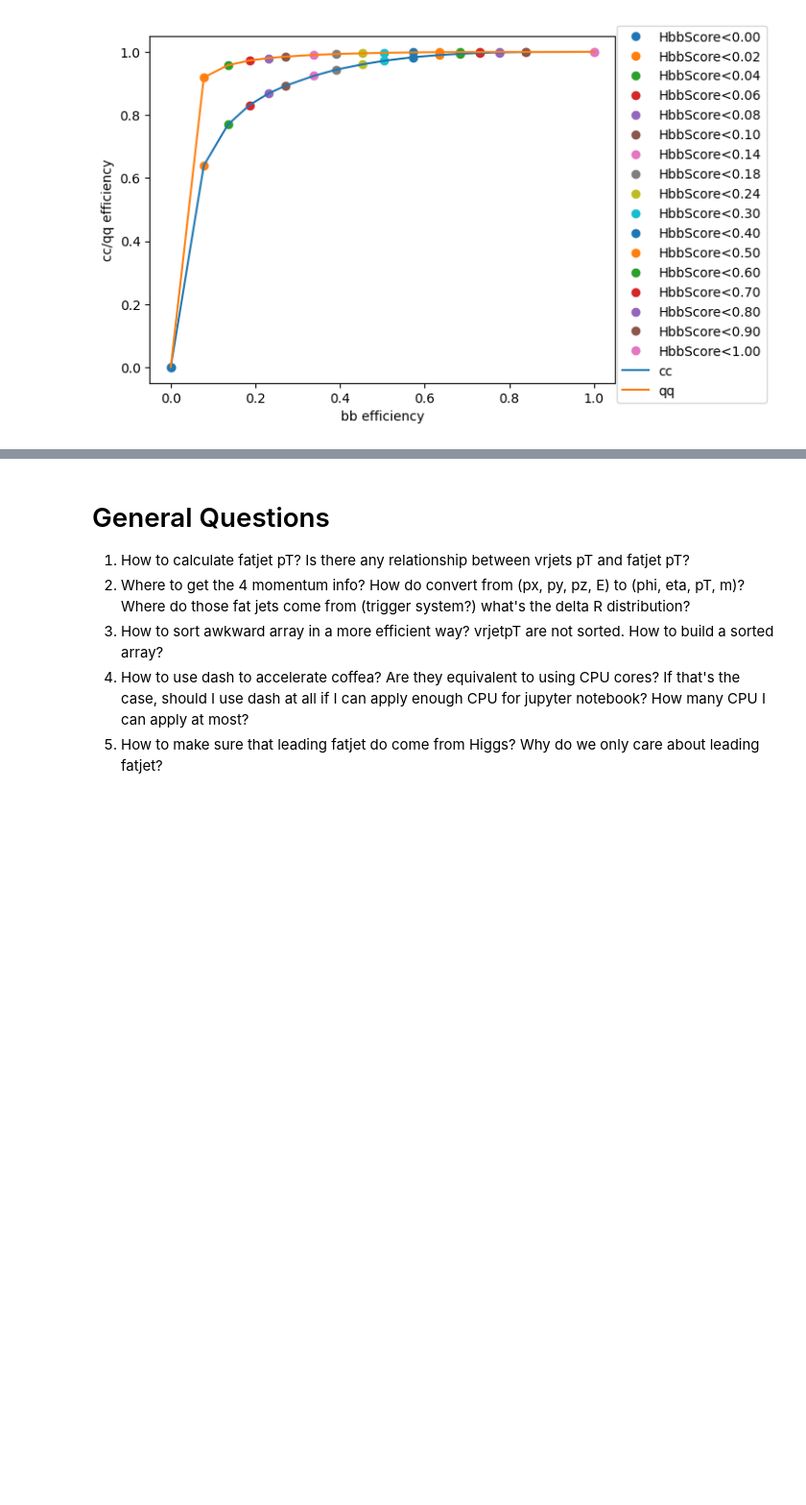
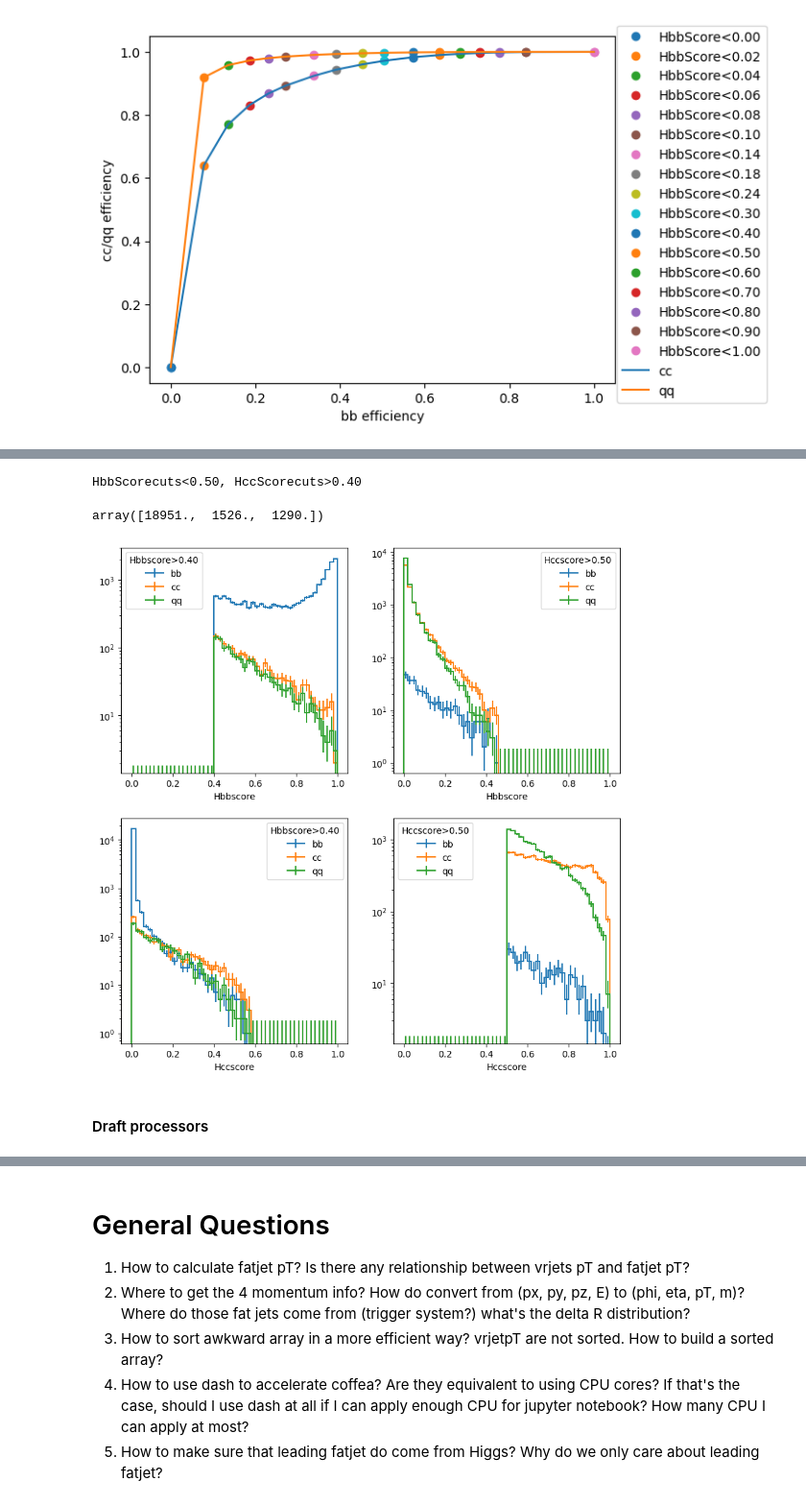
Before and after one commit to dyl64/Dongyi-Oral-Qual, a Jupyter notebook: notebooks/coffea_Zcc_analysis.ipynb, the cells around one changed output, grey strips where cells are left out. Shown at 96% size. Cells and saved outputs as stored; diff of their text form; code cells hidden in the pictures; blank space fills up the shorter version.

```diff
--- a/notebooks/coffea_Zcc_analysis.ipynb
+++ b/notebooks/coffea_Zcc_analysis.ipynb
@@ -592,6 +580,7 @@ plt.plot()
 []
 [figure]
 # %%
+%%time
 bb_scores = [0, 1, 2, 3, 4, 5, 7, 9, 12, 15, 20, 25, 30, 35, 40, 45, 50]
 #cc_scores = [0, 1, 2, 3, 4, 5, ]
 Nbb_eff_less = []
@@ -602,10 +591,12 @@ for bb_score in bb_scores[1:2]:
     Nbb_tot = sum(GN2XHbbScore_1D[0][:bb_score]) # Ntot is the sum of events with HbbScore cuts
     Ncc_tot = sum(GN2XHbbScore_1D[1][:bb_score])
     Nqq_tot = sum(GN2XHbbScore_1D[2][:bb_score])
-    for cc_score in bb_scores:
+    print('Nbb_tot',Nbb_tot)
+    for cc_score in bb_scores[:3]:
         GN2XHbbScore_2D, GN2XHccScore_2D = generate_GN2XHxxScore_double_cut(cut_pt_m, dx, bb_score, cc_score, 'bb')
-        Nbb = sum(GN2XHccScore_2D[0][cc_score:])
-        Ncc = sum(GN2XHccScore_2D[1][cc_score:])
+        print(sum(GN2XHbbScore_2D[0]))
+        Nbb = sum(GN2XHccScore_2D[0][cc_score:])/Nbb_tot
+        Ncc = sum(GN2XHccScore_2D[1][cc_score:])/Ncc_tot
         Nqq = sum(GN2XHccScore_2D[2][cc_score:])/Nqq_tot
 
     Nbb_eff_less.append(Nbb)
@@ -625,0 +791,18 @@ plt.plot()
+# %%
+%%time
+bb_scores = np.array([0, 1, 2, 3, 4, 5, 7, 9, 12, 15, 20, 25, 30, 35, 40, 45, 50])*.02
+cc_scores = np.array([0., .01, .02, .03, .04, .06, .08, .1, .2, .3, .5, .7, .9])
+
+try:
+    import cPickle as pickle
+except ImportError:  # Python 3.x
+    import pickle
+
+for bb_score in tqdm_notebook(bb_scores[:], total=len(bb_scores), desc="Processing records"):
+    for cc_score in cc_scores[:]:
+        p = MyProcessor()
+        out = p.process(events, 50, bb_score, cc_score)
+        (computed,) = dask.compute(out)
+        #print(computed['cuts'])
+        with open('../../GN2cuts/Hbbsmaller_Hccgreater/%s.p'%(computed['cuts']), 'wb') as fp:
+            pickle.dump(computed, fp, protocol=pickle.HIGHEST_PROTOCOL)
@@ -625,0 +813,28 @@ plt.plot()
+# %%
+p = MyProcessor()
+out = p.process(events, 50, bb_score=0.5, cc_score=0.4)
+(computed,) = dask.compute(out)
+print(computed['cuts'])
+# %% [output]
+HbbScorecuts<0.50, HccScorecuts>0.40
+# %%
+np.sum(computed['GN2XHbbScore_Hbbcut'].to_numpy()[0], axis=-1)
+# %% [output]
+array([18951.,  1526.,  1290.])
+# %%
+fix, axs = plt.subplots(2, 2, figsize=(10,10))
+computed['GN2XHbbScore_Hbbcut'].plot1d(ax=axs[0][0])
+computed['GN2XHbbScore_Hcccut'].plot1d(ax=axs[0][1])
+computed['GN2XHccScore_Hbbcut'].plot1d(ax=axs[1][0])
+computed['GN2XHccScore_Hcccut'].plot1d(ax=axs[1][1])
+for i in range(2):
+    for j in range(2):
+        axs[i][j].set_yscale('log')
+        if j == 0:
+            axs[i][j].legend(title="Hbbscore>%.2f"%(bb_score))
+        else:
+            axs[i][j].legend(title="Hccscore>%.2f"%(cc_score))
+# %% [output]
+[figure, added]
+# %% [markdown]
+#### Draft processors
```
Also changed, not shown: parts of 28 cells of this notebook.
